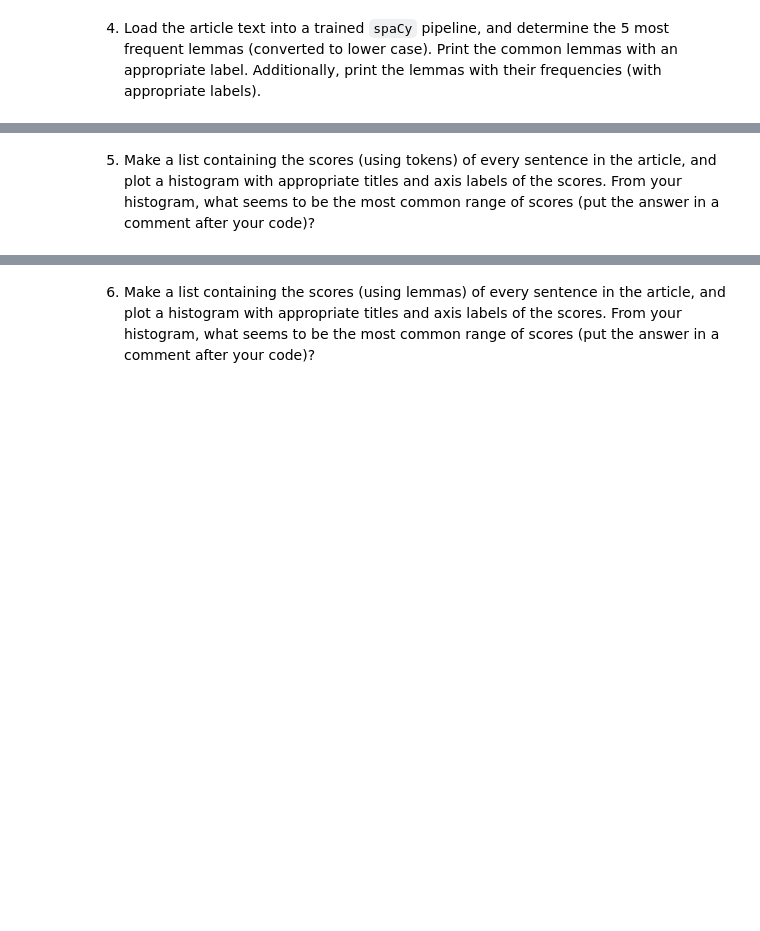
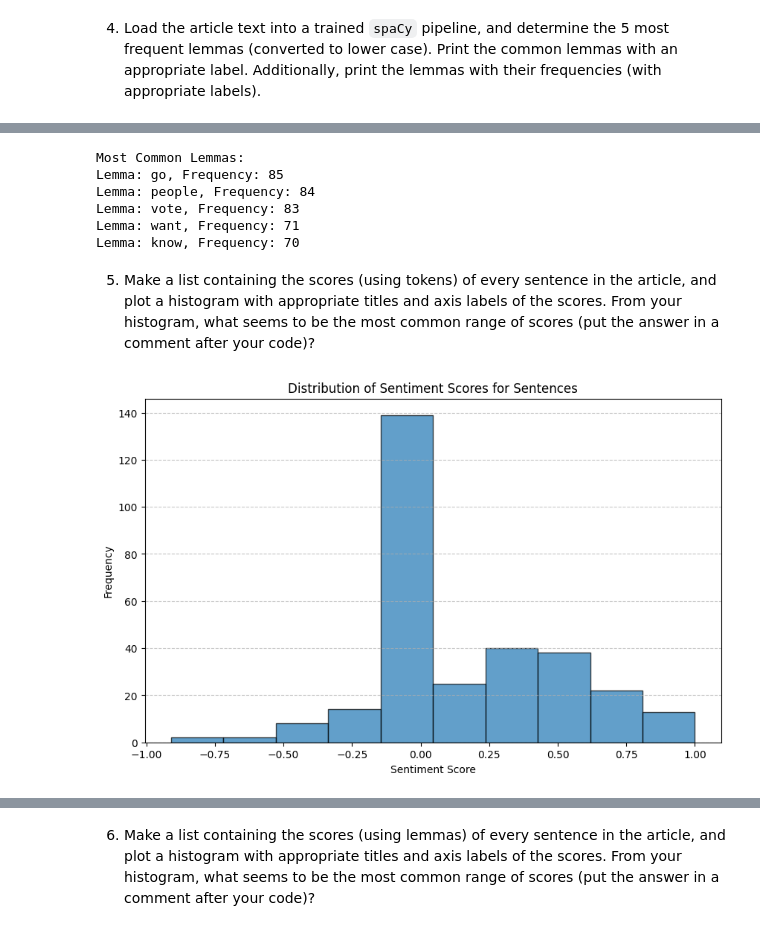
Before and after one commit to MoStrick/FInal_WS-NLP_Strickland, a Jupyter notebook: article-summarizer.ipynb, the cells around one changed output, grey strips where cells are left out. Cells and saved outputs as stored; diff of their text form; code cells hidden in the pictures; blank space fills up the shorter version.

```diff
--- a/article-summarizer.ipynb
+++ b/article-summarizer.ipynb
@@ -44,2 +319,81 @@ ModuleNotFoundError: No module named 'spacy'
+# %%
+# Load the spaCy model
+nlp = spacy.load("en_core_web_sm")
+
+# Step 1: Load the article text from a .pkl file
+def load_article(file_path):
+    with open(file_path, "rb") as file:
+        return pickle.load(file)
+
+# File path (adjust as needed)
+file_path = r"C:\Users\missm\OneDrive\Documents\MLandNLP\FInal_WS-NLP_Strickland\Jan6Speech.pkl"
+
+# Load article text
+article_html = load_article(file_path)
+
+# If the text was saved as HTML, use BeautifulSoup to extract the text
+from bs4 import BeautifulSoup
+soup = BeautifulSoup(article_html, "html.parser")
+article_text = soup.get_text()
+
+# Step 2: Process the text with spaCy
+doc = nlp(article_text)
+
+# Step 3: Extract lemmas (lowercase, exclude stop words, punctuation, etc.)
+lemmas = [
+    token.lemma_.lower()
+    for token in doc
+    if not token.is_stop and token.is_alpha
+]
+
+# Step 4: Count lemma frequencies
+lemma_freq = Counter(lemmas)
+
+# Step 5: Find the 5 most common lemmas
+most_common_lemmas = lemma_freq.most_common(5)
+
+# Step 6: Print results
+print("Most Common Lemmas:")
+for lemma, freq in most_common_lemmas:
+    print(f"Lemma: {lemma}, Frequency: {freq}")
+# %% [output]
+Most Common Lemmas:
+Lemma: go, Frequency: 85
+Lemma: people, Frequency: 84
+Lemma: vote, Frequency: 83
+Lemma: want, Frequency: 71
+Lemma: know, Frequency: 70
 # %% [markdown]
 5. Make a list containing the scores (using tokens) of every sentence in the article, and plot a histogram with appropriate titles and axis labels of the scores. From your histogram, what seems to be the most common range of scores (put the answer in a comment after your code)?
+# %%
+# Step 1: Load the article text from a .pkl file
+def load_article(file_path):
+    with open(file_path, "rb") as file:
+        return pickle.load(file)
+
+# File path (adjust as needed)
+file_path = r"C:\Users\missm\OneDrive\Documents\MLandNLP\FInal_WS-NLP_Strickland\2024VictorySpeech.pkl"
+
+# Load article text
+article_html = load_article(file_path)
+
+# If the text was saved as HTML, use BeautifulSoup to extract the text
+soup = BeautifulSoup(article_html, "html.parser")
+article_text = soup.get_text()
+
+# Step 2: Process the text with spaCy
+doc = nlp(article_text)
+
+# Step 3: Compute sentiment scores for each sentence
+sentence_scores = [sent._.polarity for sent in doc.sents]
+
+# Step 4: Plot a histogram of the scores
+plt.figure(figsize=(10, 6))
+plt.hist(sentence_scores, bins=10, edgecolor='black', alpha=0.7)
+plt.title("Distribution of Sentiment Scores for Sentences")
+plt.xlabel("Sentiment Score")
+plt.ylabel("Frequency")
+plt.grid(axis='y', linestyle='--', alpha=0.7)
+plt.show()
+# %% [output]
+[figure, added]
```
Also changed, not shown: parts of 9 cells of this notebook, 3 other files.
